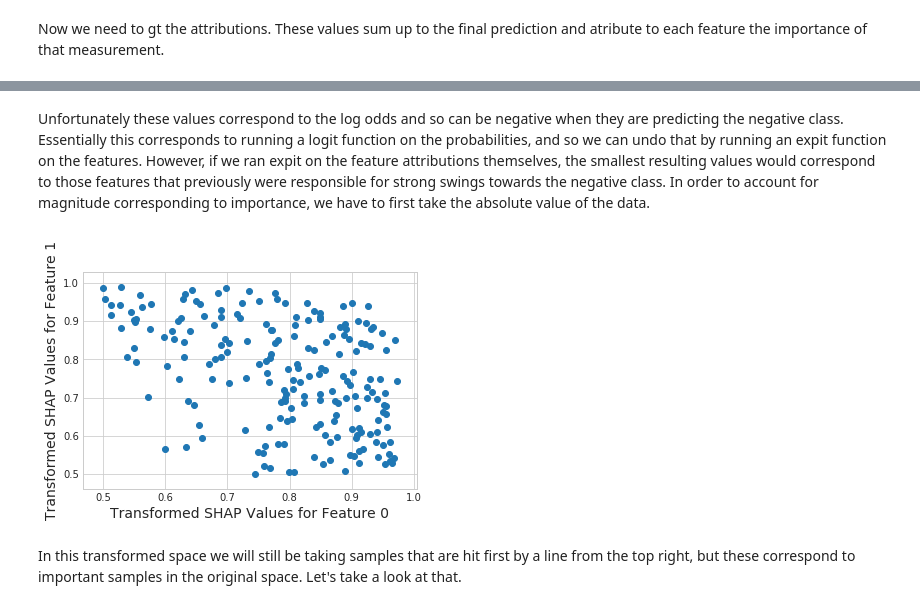
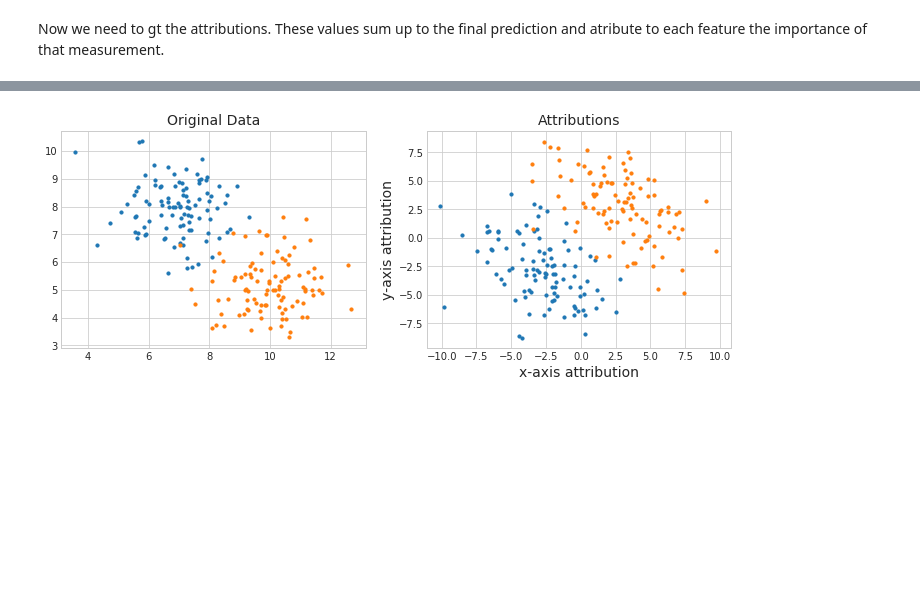
Before and after one commit to jmschrei/apricot, a Jupyter notebook: Model-Based Selection.ipynb, the cells around one changed output, grey strips where cells are left out. Drawn from its saved outputs; the diff is of its cells as text; code cells hidden in the pictures; blank space fills up the shorter version.

```diff
--- a/Model-Based Selection.ipynb
+++ b/Model-Based Selection.ipynb
@@ -67,15 +58,18 @@ plt.show()
-# %% [markdown]
-Unfortunately these values correspond to the log odds and so can be negative when they are predicting the negative class. Essentially this corresponds to running a logit function on the probabilities, and so we can undo that by running an expit function on the features. However, if we ran expit on the feature attributions themselves, the smallest resulting values would correspond to those features that previously were responsible for strong swings towards the negative class. In order to account for magnitude corresponding to importance, we have to first take the absolute value of the data.
-# %%
-from scipy.special import expit
-
-X_shap = expit(numpy.abs(X_shap))
-
-plt.scatter(X_shap[:,0], X_shap[:,1])
-plt.xlabel("Transformed SHAP Values for Feature 0", fontsize=14)
-plt.ylabel("Transformed SHAP Values for Feature 1", fontsize=14)
-plt.show()
-# %% [output]
-[figure, removed]
-# %% [markdown]
-In this transformed space we will still be taking samples that are hit first by a line from the top right, but these correspond to important samples in the original space. Let's take a look at that.
+# %%
+X_shap = LinearExplainer(model, X).shap_values(X)
+
+plt.figure(figsize=(12, 4))
+plt.subplot(121)
+plt.title("Original Data", fontsize=14)
+plt.scatter(X[y == 0, 0], X[y == 0, 1], s=10)
+plt.scatter(X[y == 1, 0], X[y == 1, 1], s=10)
+
+plt.subplot(122)
+plt.title("Attributions", fontsize=14)
+plt.scatter(X_shap[y == 0, 0], X_shap[y == 0, 1], s=10)
+plt.scatter(X_shap[y == 1, 0], X_shap[y == 1, 1], s=10)
+plt.xlabel("x-axis attribution", fontsize=14)
+plt.ylabel("y-axis attribution", fontsize=14)
+plt.show()
+# %% [output]
+[figure, added]
```
Also changed, not shown: parts of 21 cells of this notebook, 2 other files.
